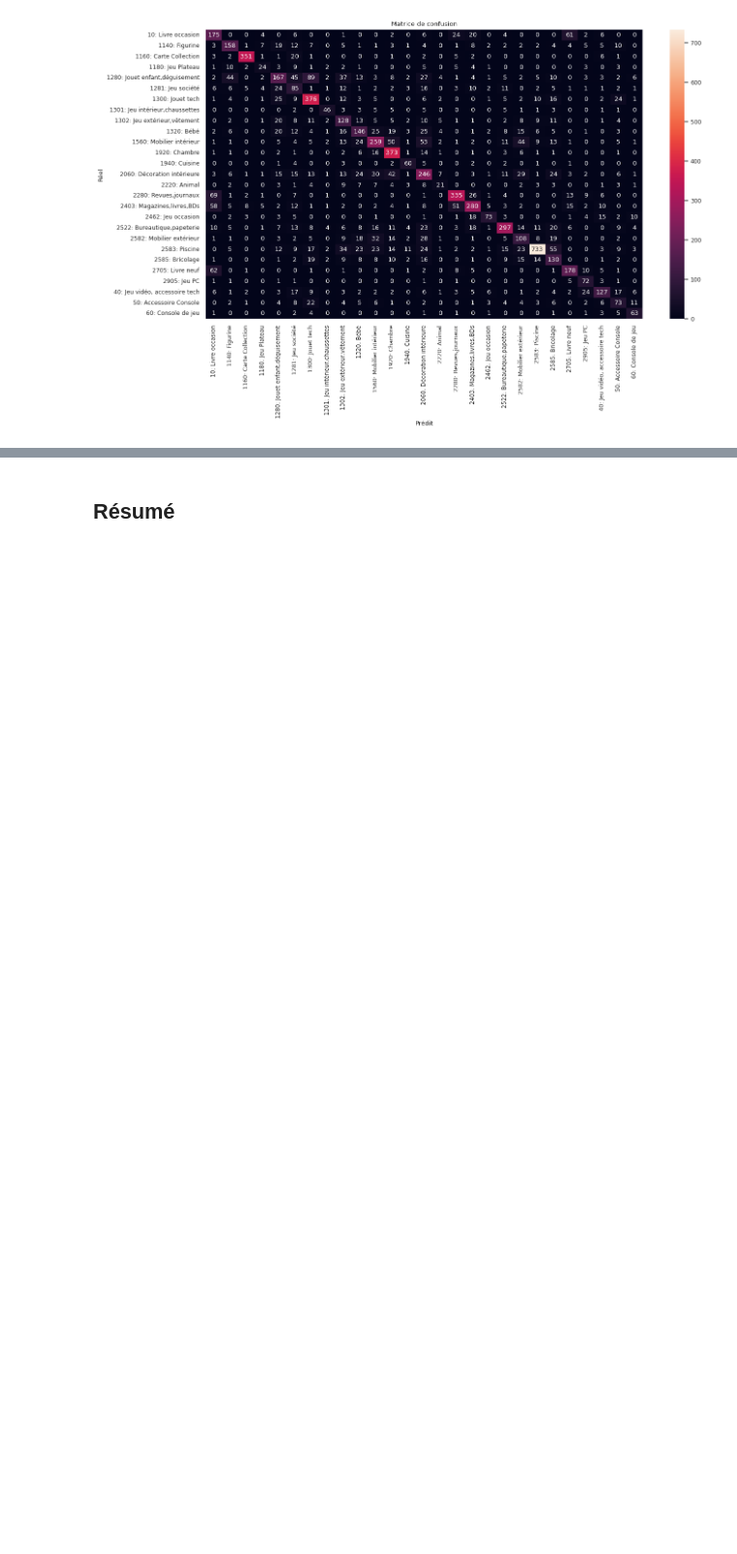
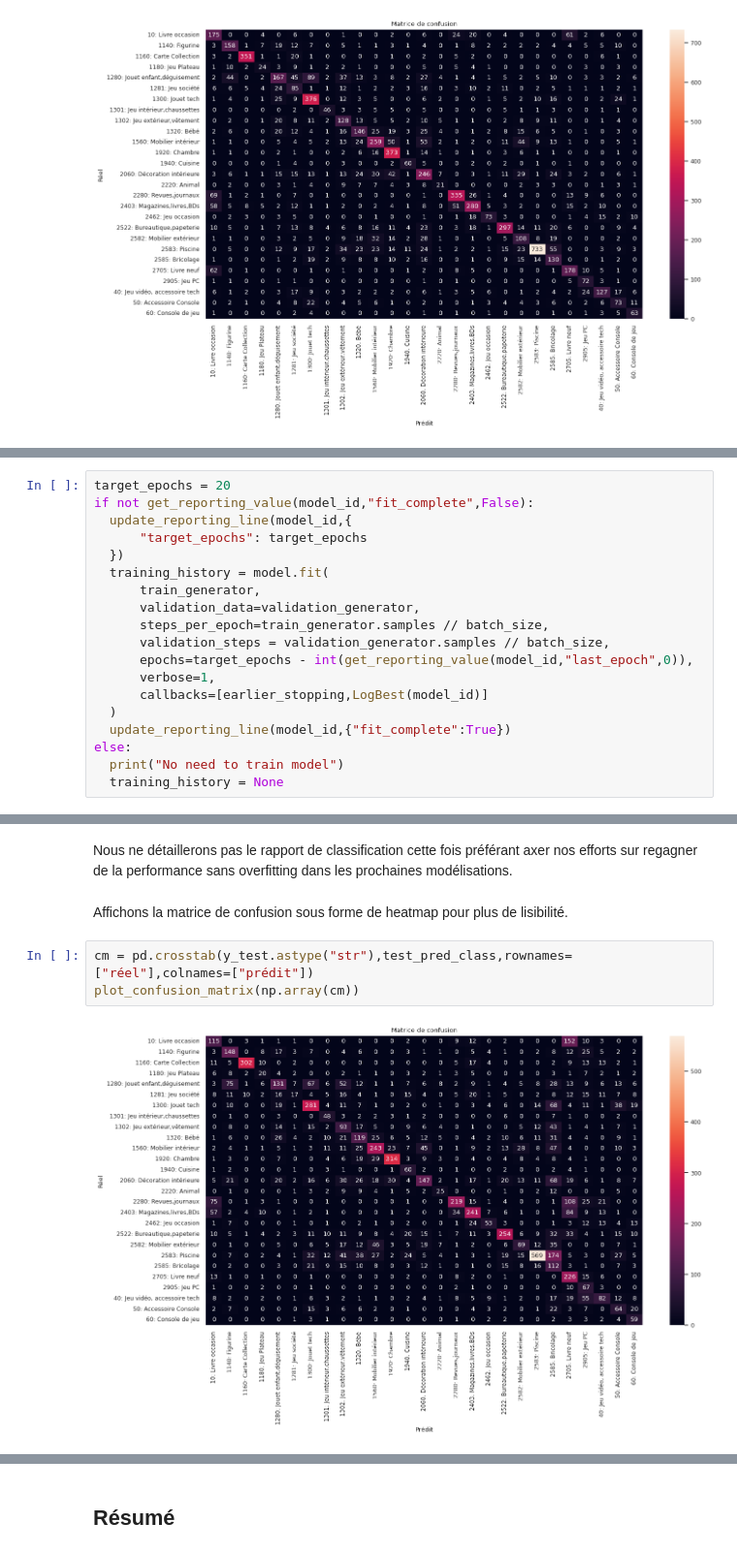
Before and after one commit to DataScientest-Studio/nov23_bds_rakuten, a Jupyter notebook: notebooks/data-modeling-images-3.ipynb, the cells around one changed output, grey strips where cells are left out. Shown at 97% size. Cells and saved outputs as stored; diff of their text form; blank space fills up the shorter version.

```diff
--- a/notebooks/data-modeling-images-3.ipynb
+++ b/notebooks/data-modeling-images-3.ipynb
@@ -1490,0 +1716,19 @@ Il est interessant d'observer qu'on le problème inverse pour la classe **1281**
+# %%
+target_epochs = 20
+if not get_reporting_value(model_id,"fit_complete",False):
+  update_reporting_line(model_id,{
+      "target_epochs": target_epochs
+  })
+  training_history = model.fit(
+      train_generator,
+      validation_data=validation_generator,
+      steps_per_epoch=train_generator.samples // batch_size,
+      validation_steps = validation_generator.samples // batch_size,
+      epochs=target_epochs - int(get_reporting_value(model_id,"last_epoch",0)),
+      verbose=1,
+      callbacks=[earlier_stopping,LogBest(model_id)]
+  )
+  update_reporting_line(model_id,{"fit_complete":True})
+else:
+  print("No need to train model")
+  training_history = None
@@ -1490,0 +1816,9 @@ Il est interessant d'observer qu'on le problème inverse pour la classe **1281**
+# %% [markdown]
+Nous ne détaillerons pas le rapport de classification cette fois préférant axer nos efforts sur regagner de la performance sans overfitting dans les prochaines modélisations.
+# %% [markdown]
+Affichons la matrice de confusion sous forme de heatmap pour plus de lisibilité.
+# %%
+cm = pd.crosstab(y_test.astype("str"),test_pred_class,rownames=["réel"],colnames=["prédit"])
+plot_confusion_matrix(np.array(cm))
+# %% [output]
+[figure, added]
```
Also changed, not shown: parts of 262 cells of this notebook.
